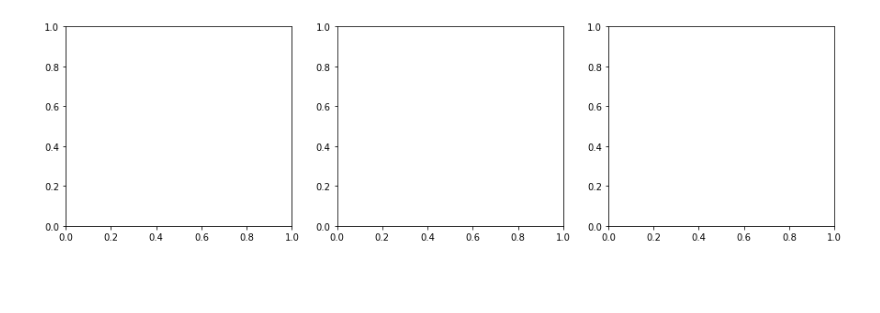
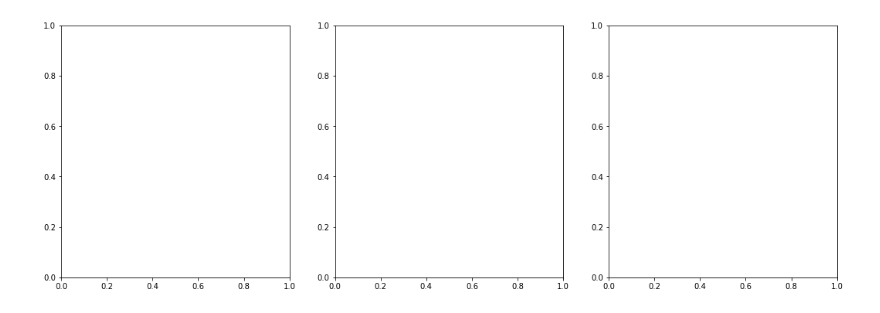
Before and after one commit to lilisbeit/Subplots-in-Matplotlib, a Jupyter notebook: subplots.ipynb, the cells around one changed output. Cells and saved outputs as stored; diff of their text form; code cells hidden in the pictures; blank space fills up the shorter version.

```diff
--- a/subplots.ipynb
+++ b/subplots.ipynb
@@ -9,5 +41,5 @@ df = df.loc[df['bedrooms']<33]
 # %%
-plt.subplots(figsize=(15,4), nrows=1, ncols=3);
+plt.subplots(figsize=(18,6), nrows=1, ncols=3);
 plt.savefig('3_empty_plots')
 # %% [output]
-[figure, old version]
+[figure, new version]
```
Also changed, not shown: parts of 11 cells of this notebook, 5 other files.
